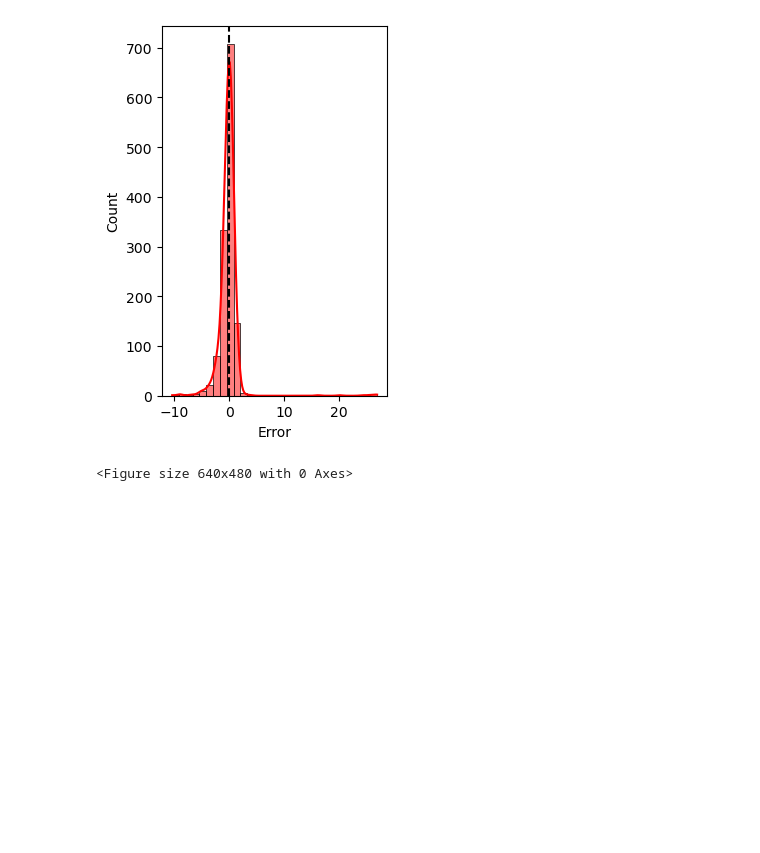
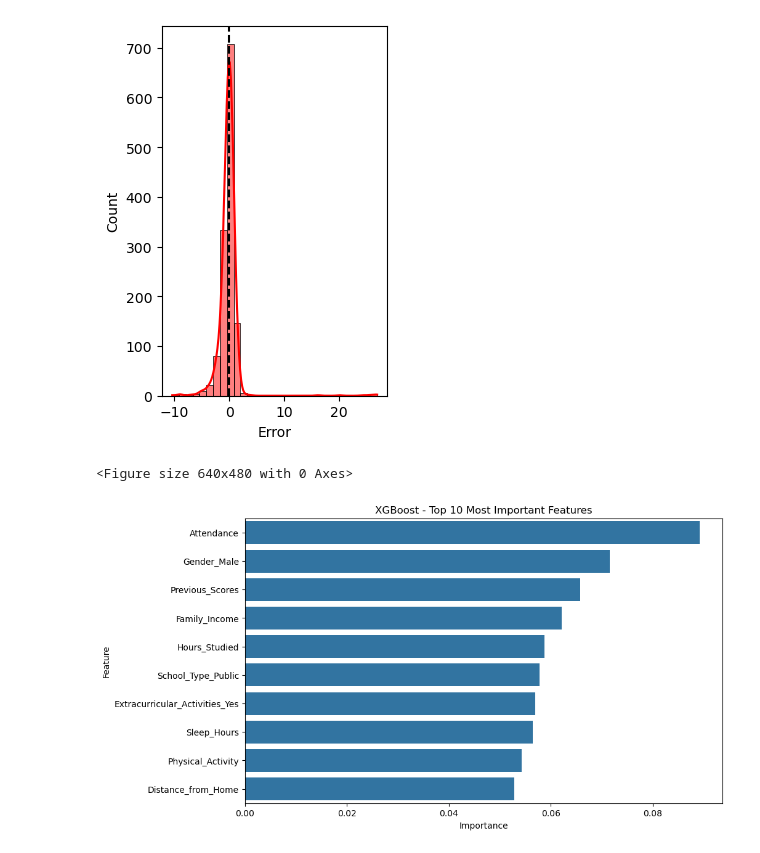
Before and after one commit to AybarsKansu/for-me-to-study, a Jupyter notebook: student_performence_EDA.ipynb, the cells around one changed output. Saved outputs shown, nothing was run; the diff lists cells and outputs as text; code cells hidden in the pictures; blank space fills up the shorter version.

```diff
--- a/student_performence_EDA.ipynb
+++ b/student_performence_EDA.ipynb
@@ -138,7 +210,10 @@ y = df['Exam_Score']
 
 X_train, X_test, y_train, y_test = train_test_split(X, y, test_size=0.2, random_state=42)
 # %%
-numeric_features = ['Hours_Studied', 'Attendance', 'Sleep_Hours', 'Previous_Scores', 'Tutoring_Sessions', 'Physical_Activity']
+numeric_features = ['Hours_Studied', 'Attendance', 'Sleep_Hours', 'Previous_Scores', 'Tutoring_Sessions', 'Physical_Activity',
+                    'Support_Index', 'Resilience_Score', 'Inefficiency_Flag', 'Disadvantage_Score',
+                    'Effort_Payoff', 'Sleep_Quality_Impact', 'Motivation_Sustainability',
+                    'Support_Multiplier', 'Overcoming_Odds', 'Intervention_Risk']
 
 nominal_features = ['Extracurricular_Activities', 'Internet_Access', 'School_Type', 'Learning_Disabilities', 'Gender']
 
@@ -197,7 +272,7 @@ grid_search = GridSearchCV(
     param_grid=param_grid,
     cv=5,
     scoring='neg_root_mean_squared_error',
-    n_jobs = -1,
+    n_jobs = 4,
 )
 # %%
 grid_search.fit(X_train, y_train)
@@ -415,25 +489,0 @@ grid_search.best_params_
-# %%
-y_pred = grid_search.predict(X_test)
-
-from sklearn.metrics import mean_absolute_error, mean_squared_error, r2_score
-
-best_model = grid_search.best_estimator_
-
-y_pred = best_model.predict(X_test)
-
-mae = mean_absolute_error(y_test, y_pred)
-rmse = np.sqrt(mean_squared_error(y_test, y_pred))
-r2 = r2_score(y_test, y_pred)
-
-print(f"mean absolute error: {mae:.2f} ")
-print(f"root mean square error: {rmse:.2f} ")
-print(f"r2 : {r2:.2f} ")
-
-plt.figure(figsize=(12,5))
-
-plt.subplot(1, 2, 1)
-plt.scatter(y_test, y_pred, alpha=0.5, edgecolors='k')
-plt.plot([y_test.min(), y_test.max()], [y_pred.min(), y_pred.max()], 'r--', lw=2)
-plt.xlabel('Real Exam Score')
-plt.ylabel('Predicted Exam Score')
-plt.show()
@@ -449,0 +490,13 @@ plt.show()
+# %%
+ohe_cols = best_model.named_steps['preprocessor'].transformers_[1][1].named_steps['onehot'].get_feature_names_out(nominal_features)
+all_features = numeric_features + list(ohe_cols) + ordinal_features
+
+importances = best_model.named_steps['model'].feature_importances_
+feature_imp_df = pd.DataFrame({'Feature': all_features, 'Importance': importances}).sort_values(by='Importance', ascending=False)
+
+plt.figure(figsize=(10, 6))
+sns.barplot(x='Importance', y='Feature', data=feature_imp_df.head(10))
+plt.title('XGBoost - Top 10 Most Important Features')
+plt.show()
+# %% [output]
+[figure, added]
```
Also changed, not shown: parts of 15 cells of this notebook.
